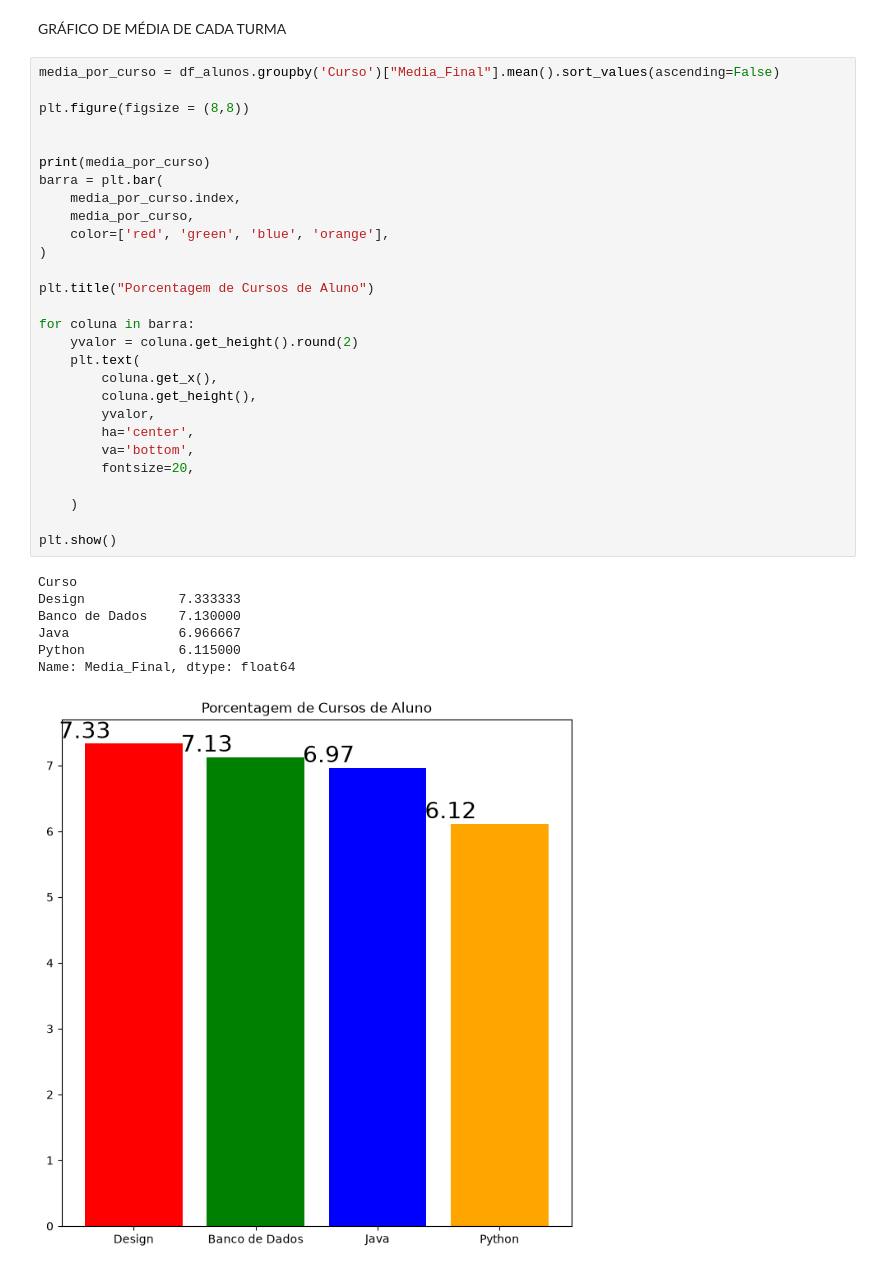
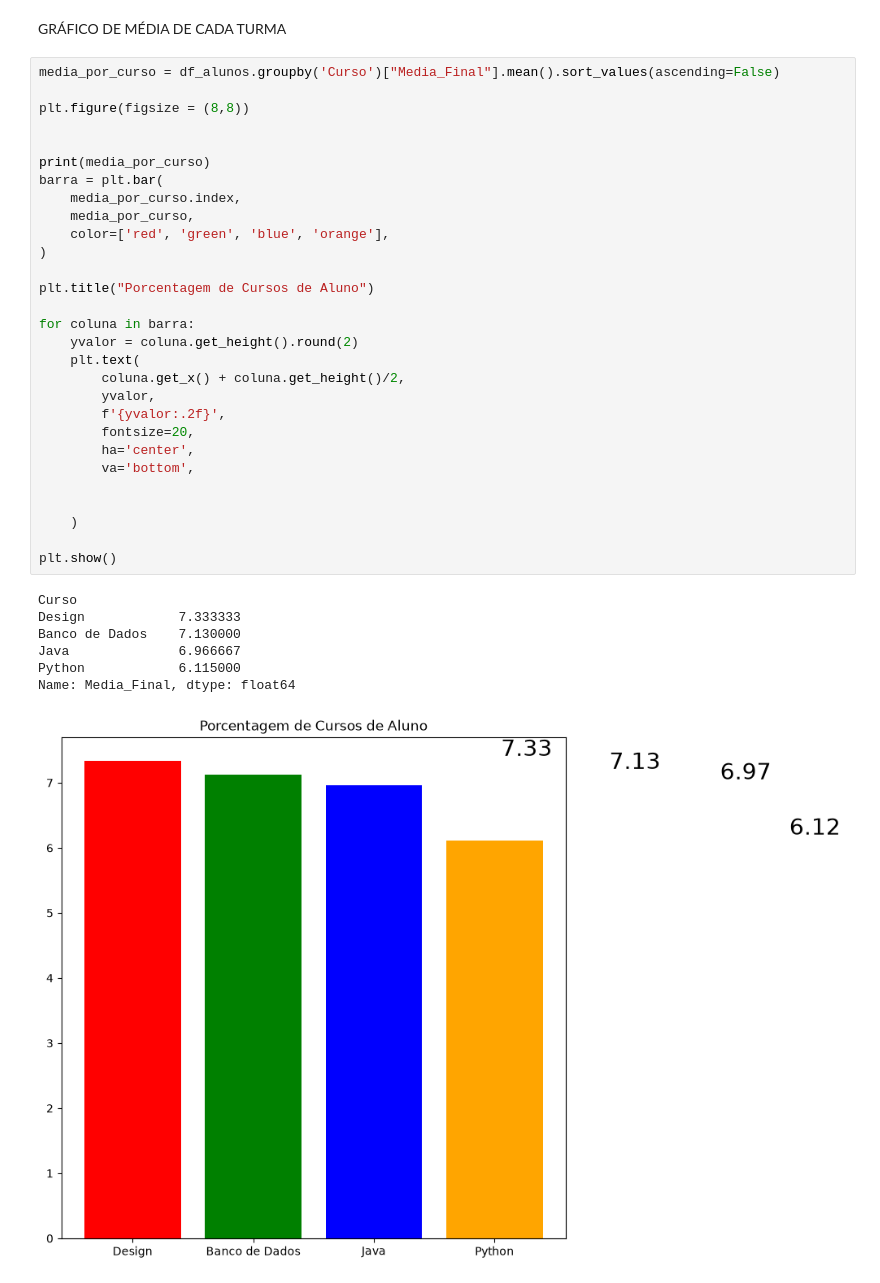
Before and after one commit to marcelofbatista/aulas-analise-de-dados, a Jupyter notebook: models/analise de dados com .py/matplotlib/graficos com pandas/exemplos cursos SENAI.ipynb, the cells around one changed output. Drawn from its saved outputs; the diff is of its cells as text.

```diff
--- a/models/analise de dados com .py/matplotlib/graficos com pandas/exemplos cursos SENAI.ipynb
+++ b/models/analise de dados com .py/matplotlib/graficos com pandas/exemplos cursos SENAI.ipynb
@@ -33,34 +33,35 @@ media_por_curso = df_alunos.groupby('Curso')["Media_Final"].mean().sort_values(a
 
 plt.figure(figsize = (8,8))
 
 
 print(media_por_curso)
 barra = plt.bar(
     media_por_curso.index,
     media_por_curso,
     color=['red', 'green', 'blue', 'orange'],
 )
 
 plt.title("Porcentagem de Cursos de Aluno")
 
 for coluna in barra:
     yvalor = coluna.get_height().round(2)
     plt.text(
-        coluna.get_x(),
-        coluna.get_height(),
+        coluna.get_x() + coluna.get_height()/2,
         yvalor,
+        f'{yvalor:.2f}',
+        fontsize=20,
         ha='center',
         va='bottom',
-        fontsize=20,
+
 
     )
 
 plt.show()
 # %% [output]
 Curso
 Design            7.333333
 Banco de Dados    7.130000
 Java              6.966667
 Python            6.115000
 Name: Media_Final, dtype: float64
-[figure, old version]
+[figure, new version]
```
Also changed, not shown: parts of 4 cells of this notebook.
